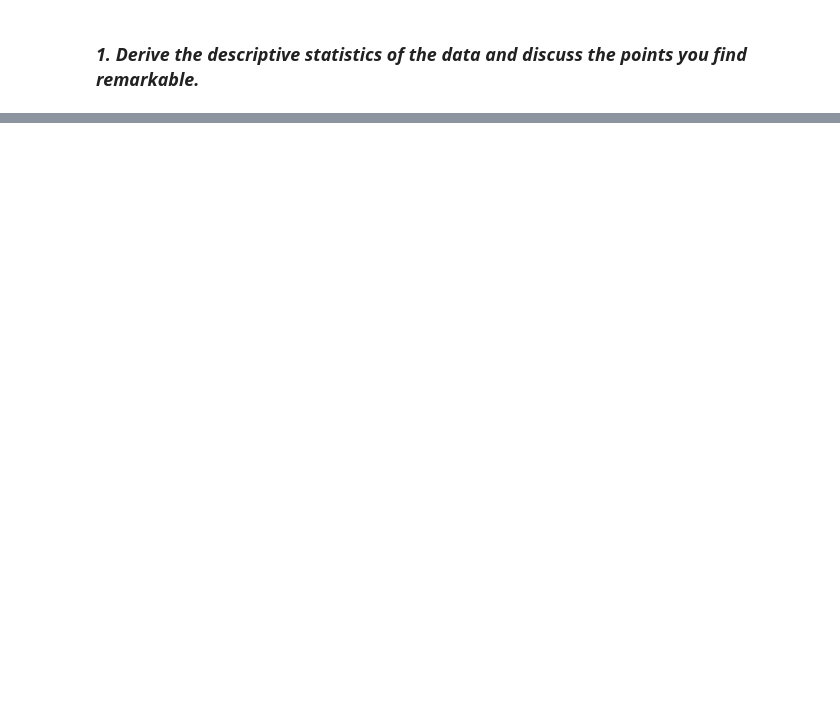
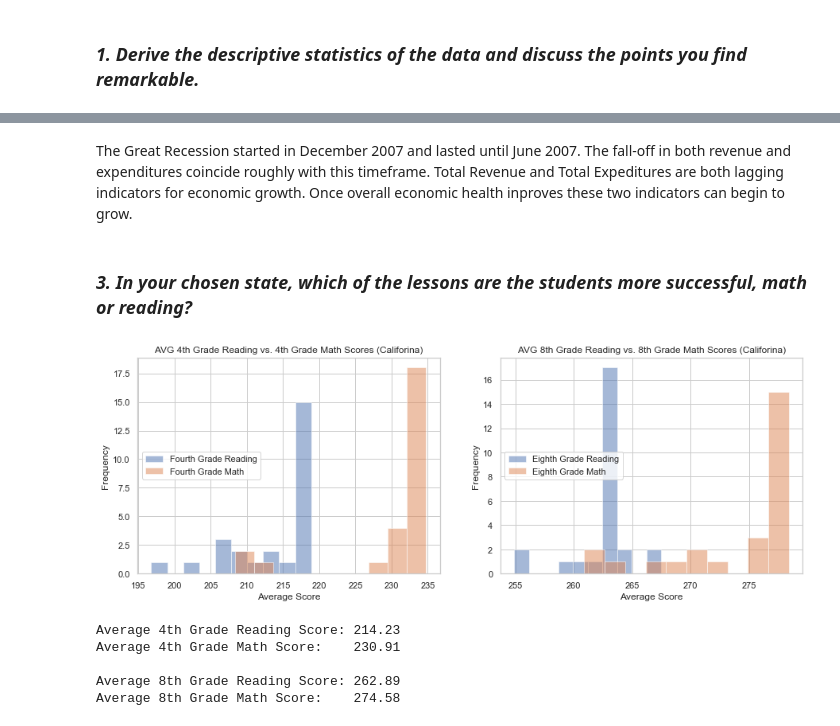
Before and after one commit to johnebehr/thinkful, a Jupyter notebook: 17_5_data_exploration_1.ipynb, the cells around one changed output, grey strips where cells are left out. Drawn from its saved outputs; the diff is of its cells as text; code cells hidden in the pictures; blank space fills up the shorter version.

```diff
--- a/17_5_data_exploration_1.ipynb
+++ b/17_5_data_exploration_1.ipynb
@@ -209,0 +320,3 @@ engine.dispose()
+# %%
+# I'll be looking to replace null values in the continuous variable columns using several methods
+null_replace_cols = list(continuous_cols)
@@ -209,0 +351,10 @@ engine.dispose()
+# %%
+# Fill in null values in the continuous colums using median values
+median_replacement = usedu_df.copy()
+for col in null_replace_cols:
+    try:
+        median_replacement[col].fillna(median_replacement[col].median(), inplace=True)
+    except:
+        print("No values could be replaced.")
+
+median_replacement.info()
@@ -210,3 +411,10 @@ engine.dispose()
+# %%
+# Winsorize the data and look at the descriptive statistics
+winsorized_means = mean_replacement.copy()
+
+for col in winsorized_means.columns:
+    # Winsorized values taken from 17.4
+    winsorized_means[col] = _ = winsorize(winsorized_means[col], (0,0.105))
 # %% [markdown]
 ### _1. Derive the descriptive statistics of the data and discuss the points you find remarkable._
 # %%
@@ -234,0 +478,57 @@ print_df
+# %% [markdown]
+The Great Recession started in December 2007 and lasted until June 2007.  The fall-off in both revenue and expenditures coincide roughly with this timeframe.  Total Revenue and Total Expeditures are both lagging indicators for economic growth.  Once overall economic health inproves these two indicators can begin to grow.
+# %% [markdown]
+### _3. In your chosen state, which of the lessons are the students more successful, math or reading?_
+# %%
+plt.figure(figsize=(15,5))
+
+plt.subplot(1,2,1)
+
+fourth_reading = winsorized_means.loc[winsorized_means["STATE"] == "CALIFORNIA", "AVG_READING_4_SCORE"]
+
+fourth_math = winsorized_means.loc[winsorized_means["STATE"] == "CALIFORNIA", "AVG_MATH_4_SCORE"]
+
+plt.hist(fourth_reading, alpha=0.5, label="Fourth Grade Reading")
+plt.hist(fourth_math, alpha=0.5, label="Fourth Grade Math")
+plt.legend(loc="center left")
+plt.xlabel("Average Score")
+plt.ylabel("Frequency")
+plt.title("AVG 4th Grade Reading vs. 4th Grade Math Scores (Califorina)")
+
+plt.subplot(1,2,2)
+
+eighth_reading = winsorized_means.loc[winsorized_means["STATE"] == "CALIFORNIA", "AVG_READING_8_SCORE"]
+
+eighth_math = winsorized_means.loc[winsorized_means["STATE"] == "CALIFORNIA", "AVG_MATH_8_SCORE"]
+
+plt.hist(eighth_reading, alpha=0.5, label="Eighth Grade Reading")
+plt.hist(eighth_math, alpha=0.5, label="Eighth Grade Math")
+plt.legend(loc="center left")
+plt.xlabel("Average Score")
+plt.ylabel("Frequency")
+plt.title("AVG 8th Grade Reading vs. 8th Grade Math Scores (Califorina)")
+
+plt.show();
+
+avg_fourth_reading = winsorized_means.loc[winsorized_means["STATE"] == "CALIFORNIA", "AVG_READING_4_SCORE"].mean()
+
+avg_fourth_math = winsorized_means.loc[winsorized_means["STATE"] == "CALIFORNIA", "AVG_MATH_4_SCORE"].mean()
+
+avg_eighth_reading = winsorized_means.loc[winsorized_means["STATE"] == "CALIFORNIA", "AVG_READING_8_SCORE"].mean()
+
+avg_eighth_math = winsorized_means.loc[winsorized_means["STATE"] == "CALIFORNIA", "AVG_MATH_8_SCORE"].mean()
+
+print(f"""
+Average 4th Grade Reading Score: {avg_fourth_reading:,.2f}
+Average 4th Grade Math Score:    {avg_fourth_math:,.2f}
+
+Average 8th Grade Reading Score: {avg_eighth_reading:,.2f}
+Average 8th Grade Math Score:    {avg_eighth_math:,.2f}
+""")
+# %% [output]
+[figure, added]
+Average 4th Grade Reading Score: 214.23
+Average 4th Grade Math Score:    230.91
+
+Average 8th Grade Reading Score: 262.89
+Average 8th Grade Math Score:    274.58
```
Also changed, not shown: parts of 29 cells of this notebook.
